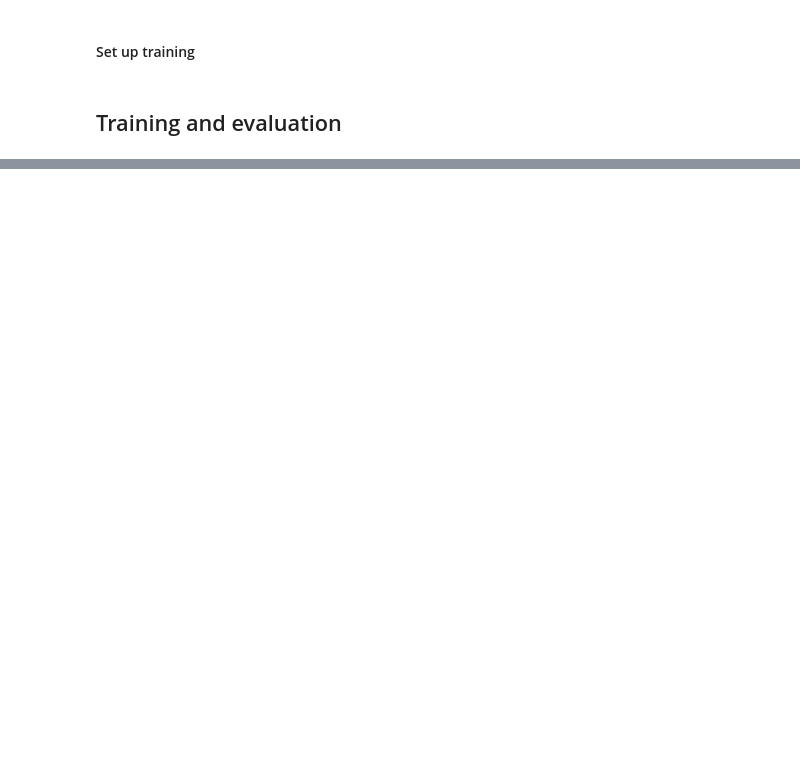
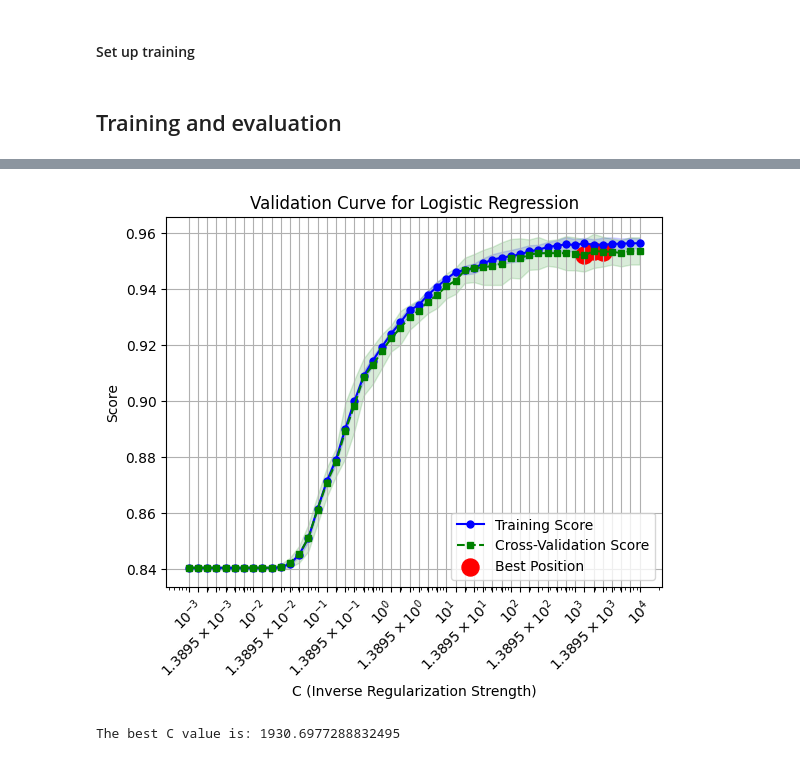
Before and after one commit to Juskocode/SupervisedLearning-AsteroidsClassifier, a Jupyter notebook: SupervisedLearning_AsteroidsClassifier.ipynb, the cells around one changed output, grey strips where cells are left out. Saved outputs shown, nothing was run; the diff lists cells and outputs as text; code cells hidden in the pictures; blank space fills up the shorter version.

```diff
--- a/SupervisedLearning_AsteroidsClassifier.ipynb
+++ b/SupervisedLearning_AsteroidsClassifier.ipynb
@@ -311,7 +319,7 @@ x, y = data[:, :-1], data[:, -1]
 scaler = MinMaxScaler()
 x = scaler.fit_transform(x)
 # %%
-x_train, x_test, y_train, y_test = train_test_split(x, y, random_state = 42, test_size=0.25)
+x_train, x_test, y_train, y_test = train_test_split(x, y, random_state = 300, test_size=0.2)
 # %% [markdown]
 #### Applying SMOTE to deal with bias and class imbalances
 # %%
@@ -425,0 +454,60 @@ weighted avg       0.92      0.92      0.92      1172
+# %%
+# Define the range of values for the 'C' parameter
+param_range = np.logspace(-3, 4, 50)  # Test C values from 0.0001 to 10000
+
+# Create a Logistic Regression classifier
+classifier = LogisticRegression(max_iter=25, solver='liblinear')  # Adjust solver for L1 regularization if needed
+
+# Calculate validation scores for different values of C
+train_scores, test_scores = validation_curve(
+    estimator=classifier,
+    X=x_train,
+    y=y_train,
+    param_name='C',
+    param_range=param_range,
+    cv=5  # Number of cross-validation folds
+)
+
+# Calculate the mean and standard deviation of training and test scores
+train_mean = np.mean(train_scores, axis=1)
+train_std = np.std(train_scores, axis=1)
+test_mean = np.mean(test_scores, axis=1)
+test_std = np.std(test_scores, axis=1)
+
+# Find the position where the cross-validation score is highest
+best_index = np.argmax(test_mean)
+
+# Find the C value corresponding to the found position
+C_best_param = param_range[best_index]
+
+# Calculate the indices of points adjacent to the best point
+left_index = max(0, best_index - 1)
+right_index = min(len(param_range) - 1, best_index + 1)
+
+# Plot the validation curve
+plt.plot(param_range, train_mean, color='blue', marker='o', markersize=5, label='Training Score')
+plt.fill_between(param_range, train_mean + train_std, train_mean - train_std, alpha=0.15, color='blue')
+plt.plot(param_range, test_mean, color='green', linestyle='--', marker='s', markersize=5, label='Cross-Validation Score')
+plt.fill_between(param_range, test_mean + test_std, test_mean - test_std, alpha=0.15, color='green')
+
+# Plot markers at points corresponding to the best, left, and right positions
+plt.scatter([param_range[best_index], param_range[left_index], param_range[right_index]],
+            [test_mean[best_index], test_mean[left_index], test_mean[right_index]],
+            color='red', marker='o', s=150, label='Best Position')
+
+# Update plot settings
+plt.xscale('log')  # Log scale for the x-axis since C values are logarithmic
+plt.title('Validation Curve for Logistic Regression')
+plt.xlabel('C (Inverse Regularization Strength)')
+plt.ylabel('Score')
+plt.legend(loc='lower right')
+plt.grid()
+plt.xticks(param_range, rotation=45)
+
+# Show the plot
+plt.show()
+
+print(f"The best C value is: {C_best_param}")
+# %% [output]
+[figure, added]
+The best C value is: 1930.6977288832495
```
Also changed, not shown: parts of 16 cells of this notebook.
